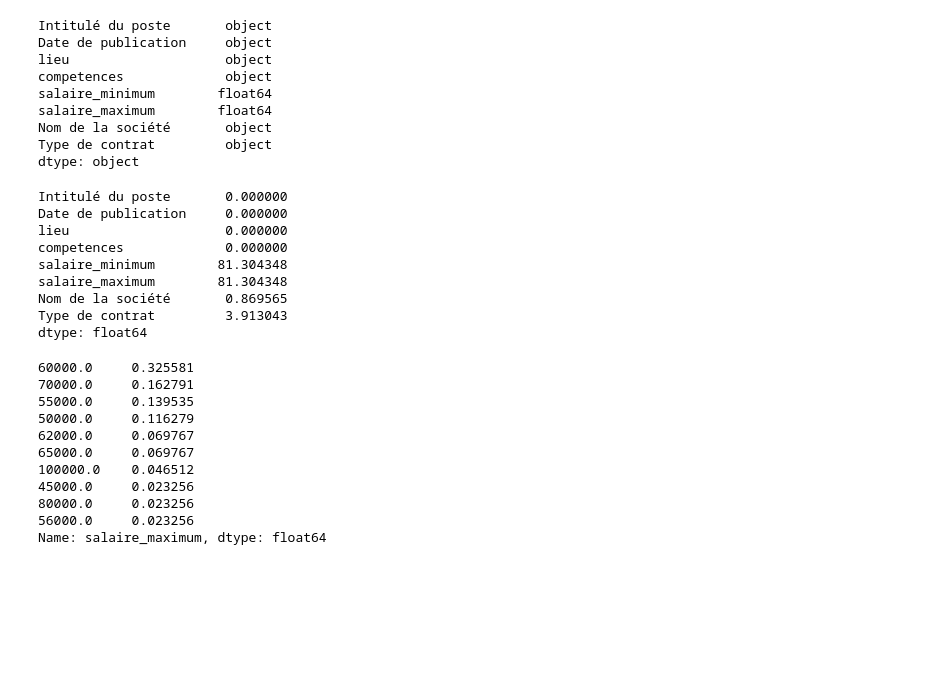
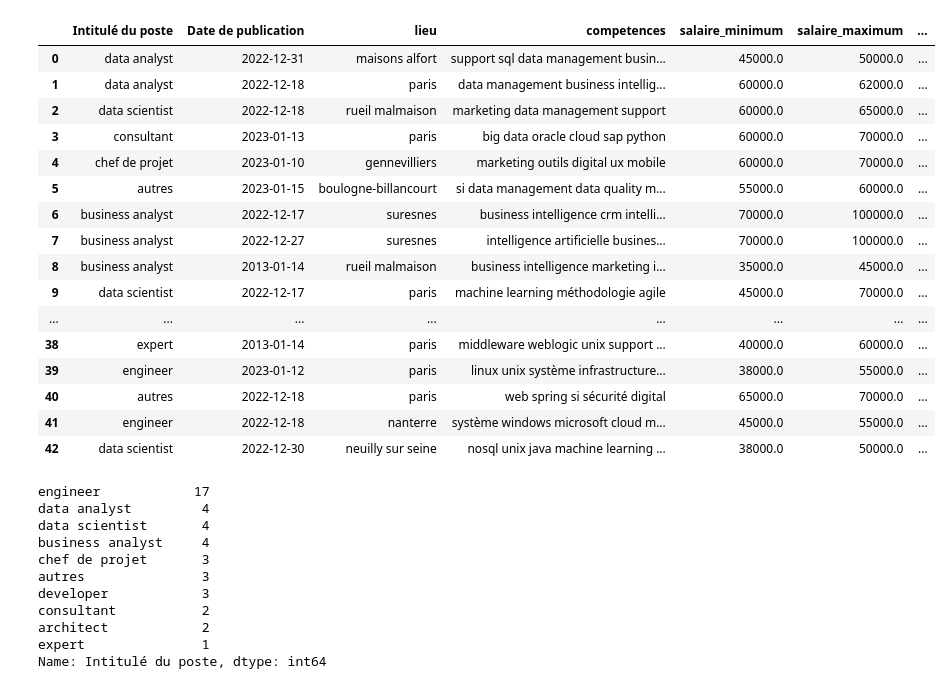
Before and after one commit to data-IA-2022/Find_job_Fengfeng_Asmae_David, a Jupyter notebook: FInd_job_Explo.ipynb, the cells around one changed output. Drawn from its saved outputs; the diff is of its cells as text; code cells hidden in the pictures; blank space fills up the shorter version.

```diff
--- a/FInd_job_Explo.ipynb
+++ b/FInd_job_Explo.ipynb
@@ -7,42 +7,39 @@ from sklearn.feature_extraction.text import CountVectorizer
 # %%
 data = pd.read_csv('clean_data.csv', sep=',')
 df = data.copy()
 df = df.drop('Unnamed: 0', axis=1)
-df.dtypes
+df = df.dropna(subset='salaire_minimum')
+df
 # %% [output]
-Intitulé du poste       object
-Date de publication     object
-lieu                    object
-competences             object
-salaire_minimum        float64
-salaire_maximum        float64
-Nom de la société       object
-Type de contrat         object
-dtype: object
+|  | Intitulé du poste | Date de publication | lieu | competences | salaire_minimum | salaire_maximum | ... |
+| 0 | data analyst | 2022-12-31 | maisons alfort | support sql data management busin... | 45000.0 | 50000.0 | ... |
+| 1 | data analyst | 2022-12-18 | paris | data management business intellig... | 60000.0 | 62000.0 | ... |
+| 2 | data scientist | 2022-12-18 | rueil malmaison | marketing data management support | 60000.0 | 65000.0 | ... |
+| 3 | consultant | 2023-01-13 | paris | big data oracle cloud sap python | 60000.0 | 70000.0 | ... |
+| 4 | chef de projet | 2023-01-10 | gennevilliers | marketing outils digital ux mobile | 60000.0 | 70000.0 | ... |
+| 5 | autres | 2023-01-15 | boulogne-billancourt | si data management data quality m... | 55000.0 | 60000.0 | ... |
+| 6 | business analyst | 2022-12-17 | suresnes | business intelligence crm intelli... | 70000.0 | 100000.0 | ... |
+| 7 | business analyst | 2022-12-27 | suresnes | intelligence artificielle busines... | 70000.0 | 100000.0 | ... |
+| 8 | business analyst | 2013-01-14 | rueil malmaison | business intelligence marketing i... | 35000.0 | 45000.0 | ... |
+| 9 | data scientist | 2022-12-17 | paris | machine learning méthodologie agile | 45000.0 | 70000.0 | ... |
+| ... | ... | ... | ... | ... | ... | ... | ... |
+| 38 | expert | 2013-01-14 | paris | middleware weblogic unix support ... | 40000.0 | 60000.0 | ... |
+| 39 | engineer | 2023-01-12 | paris | linux unix système infrastructure... | 38000.0 | 55000.0 | ... |
+| 40 | autres | 2022-12-18 | paris | web spring si sécurité digital | 65000.0 | 70000.0 | ... |
+| 41 | engineer | 2022-12-18 | nanterre | système windows microsoft cloud m... | 45000.0 | 55000.0 | ... |
+| 42 | data scientist | 2022-12-30 | neuilly sur seine | nosql unix java machine learning ... | 38000.0 | 50000.0 | ... |
 # %%
 df.isnull().mean() * 100
+df['Intitulé du poste'].value_counts()
 # %% [output]
-Intitulé du poste       0.000000
-Date de publication     0.000000
-lieu                    0.000000
-competences             0.000000
-salaire_minimum        81.304348
-salaire_maximum        81.304348
-Nom de la société       0.869565
-Type de contrat         3.913043
-dtype: float64
+engineer            17
+data analyst         4
+data scientist       4
+business analyst     4
+chef de projet       3
+autres               3
+developer            3
+consultant           2
+architect            2
+expert               1
+Name: Intitulé du poste, dtype: int64
-# %%
-# Analyse Target : salaire minimum, salaire maximum
-df['salaire_maximum'].value_counts(normalize=True)
-# %% [output]
-60000.0     0.325581
-70000.0     0.162791
-55000.0     0.139535
-50000.0     0.116279
-62000.0     0.069767
-65000.0     0.069767
-100000.0    0.046512
-45000.0     0.023256
-80000.0     0.023256
-56000.0     0.023256
-Name: salaire_maximum, dtype: float64
```
Also changed, not shown: parts of 8 cells of this notebook, 6 other files.
